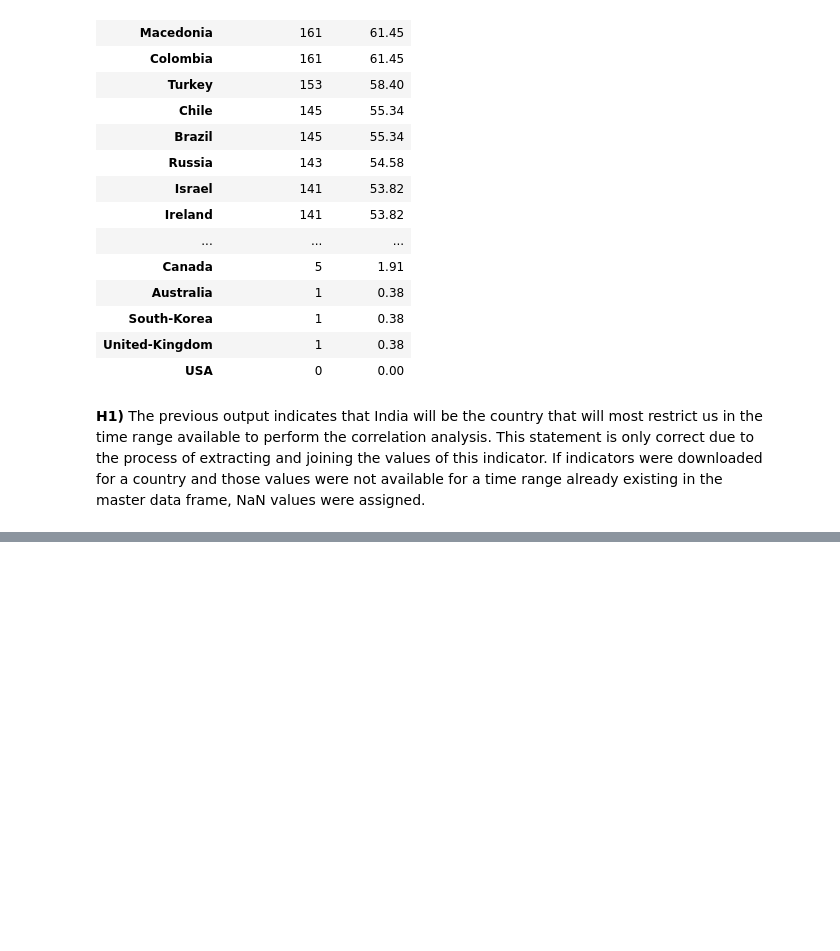
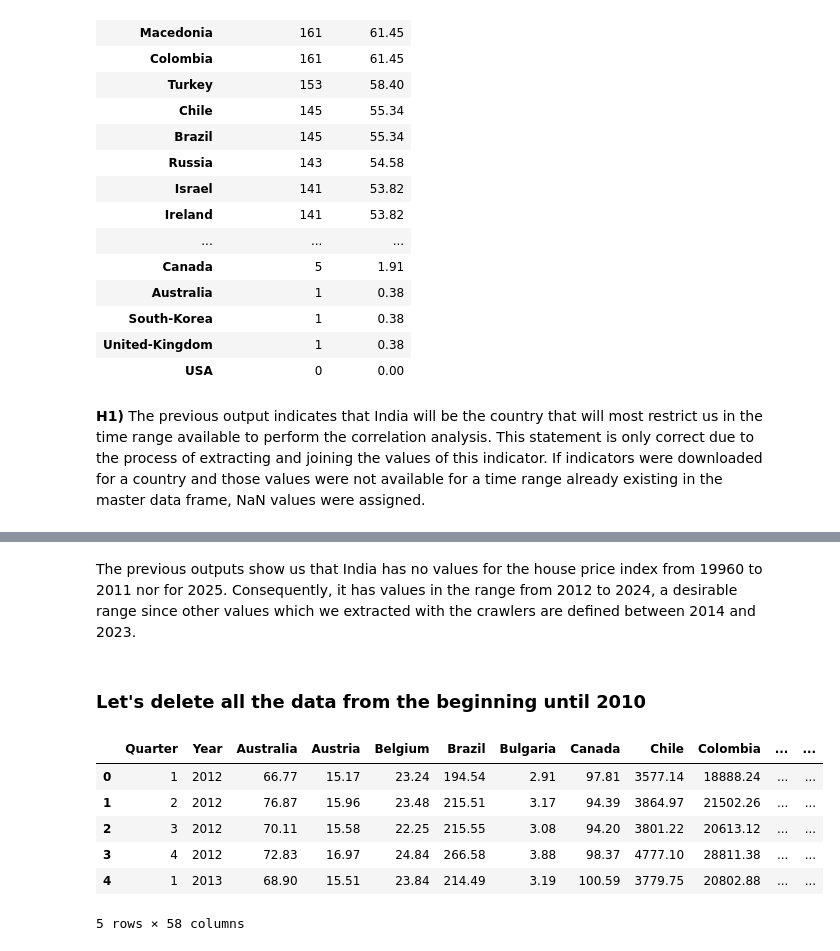
Before and after one commit to acostadlucas/mcs-red, a Jupyter notebook: ETL_second_iteration/clean_gov_expen_index.ipynb, the cells around one changed output, grey strips where cells are left out. Cells and saved outputs as stored; diff of their text form; code cells hidden in the pictures; blank space fills up the shorter version.

```diff
--- a/ETL_second_iteration/clean_gov_expen_index.ipynb
+++ b/ETL_second_iteration/clean_gov_expen_index.ipynb
@@ -48,0 +78,17 @@ quarters_clean.summarize_missing_by_country(gov_expenditure_df)
+# %% [markdown]
+The previous outputs show us that India has no values for the house price index from 19960 to 2011 nor for 2025. Consequently, it has values in the range from 2012 to 2024, a desirable range since other values which we extracted with the crawlers are defined between 2014 and 2023.
+# %% [markdown]
+### Let's delete all the data from the beginning until 2010
+# %%
+clean_df1 = gov_expenditure_df.copy()
+# %%
+clean_df1 = quarters_clean.filter_by_year(clean_df1, min_year=2011, max_year=2024, exclude_years=[2025])
+clean_df1.head()
+# %% [output]
+|  | Quarter | Year | Australia | Austria | Belgium | Brazil | Bulgaria | Canada | Chile | Colombia | ... | ... |
+| 0 | 1 | 2012 | 66.77 | 15.17 | 23.24 | 194.54 | 2.91 | 97.81 | 3577.14 | 18888.24 | ... | ... |
+| 1 | 2 | 2012 | 76.87 | 15.96 | 23.48 | 215.51 | 3.17 | 94.39 | 3864.97 | 21502.26 | ... | ... |
+| 2 | 3 | 2012 | 70.11 | 15.58 | 22.25 | 215.55 | 3.08 | 94.20 | 3801.22 | 20613.12 | ... | ... |
+| 3 | 4 | 2012 | 72.83 | 16.97 | 24.84 | 266.58 | 3.88 | 98.37 | 4777.10 | 28811.38 | ... | ... |
+| 4 | 1 | 2013 | 68.90 | 15.51 | 23.84 | 214.49 | 3.19 | 100.59 | 3779.75 | 20802.88 | ... | ... |
+5 rows × 58 columns
```
Also changed, not shown: parts of 14 cells of this notebook.
